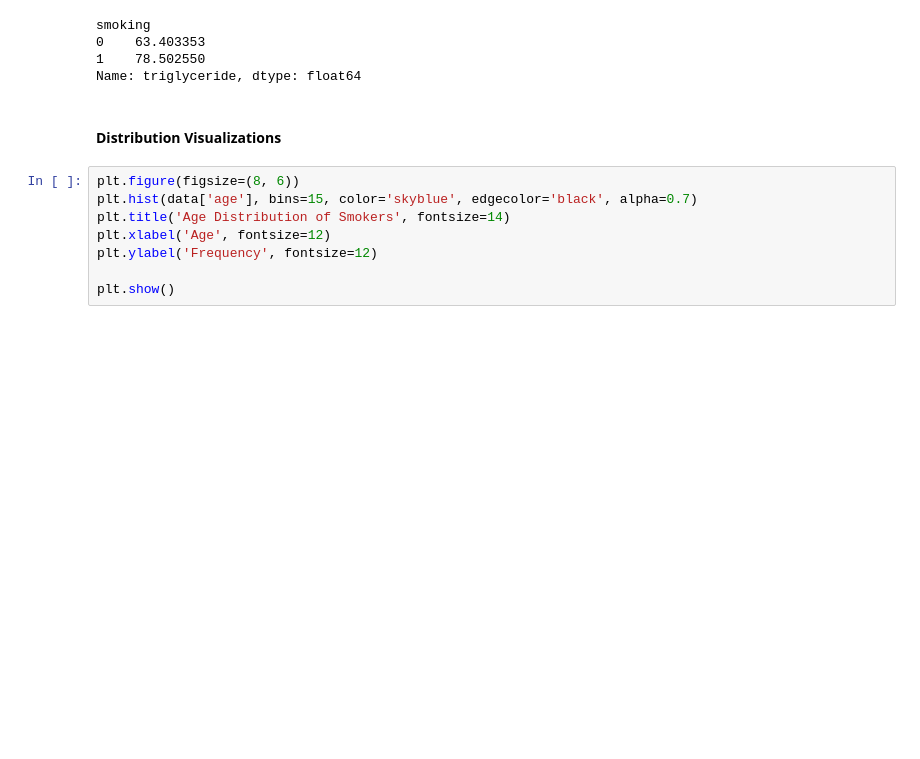
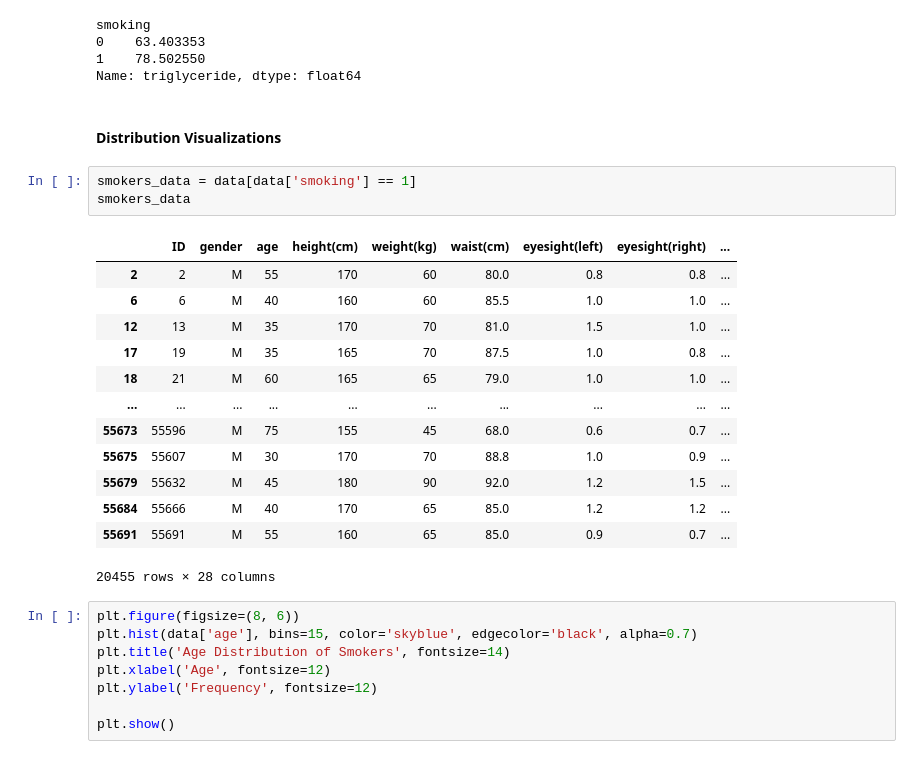
Before and after one commit to pedrinhomendes/Data-Driven-Insights-on-Health-and-Lifestyle, a Jupyter notebook: Stats_Project.ipynb, the cells around one changed output. Drawn from its saved outputs; the diff is of its cells as text; blank space fills up the shorter version.

```diff
--- a/Stats_Project.ipynb
+++ b/Stats_Project.ipynb
@@ -159,6 +159,23 @@ smoking
 Name: triglyceride, dtype: float64
 # %% [markdown]
 #### Distribution Visualizations
+# %%
+smokers_data = data[data['smoking'] == 1]
+smokers_data
+# %% [output]
+|  | ID | gender | age | height(cm) | weight(kg) | waist(cm) | eyesight(left) | eyesight(right) | ... |
+| 2 | 2 | M | 55 | 170 | 60 | 80.0 | 0.8 | 0.8 | ... |
+| 6 | 6 | M | 40 | 160 | 60 | 85.5 | 1.0 | 1.0 | ... |
+| 12 | 13 | M | 35 | 170 | 70 | 81.0 | 1.5 | 1.0 | ... |
+| 17 | 19 | M | 35 | 165 | 70 | 87.5 | 1.0 | 0.8 | ... |
+| 18 | 21 | M | 60 | 165 | 65 | 79.0 | 1.0 | 1.0 | ... |
+| ... | ... | ... | ... | ... | ... | ... | ... | ... | ... |
+| 55673 | 55596 | M | 75 | 155 | 45 | 68.0 | 0.6 | 0.7 | ... |
+| 55675 | 55607 | M | 30 | 170 | 70 | 88.8 | 1.0 | 0.9 | ... |
+| 55679 | 55632 | M | 45 | 180 | 90 | 92.0 | 1.2 | 1.5 | ... |
+| 55684 | 55666 | M | 40 | 170 | 65 | 85.0 | 1.2 | 1.2 | ... |
+| 55691 | 55691 | M | 55 | 160 | 65 | 85.0 | 0.9 | 0.7 | ... |
+20455 rows × 28 columns
 # %%
 plt.figure(figsize=(8, 6))
 plt.hist(data['age'], bins=15, color='skyblue', edgecolor='black', alpha=0.7)
```
Also changed, not shown: parts of 6 cells of this notebook.
